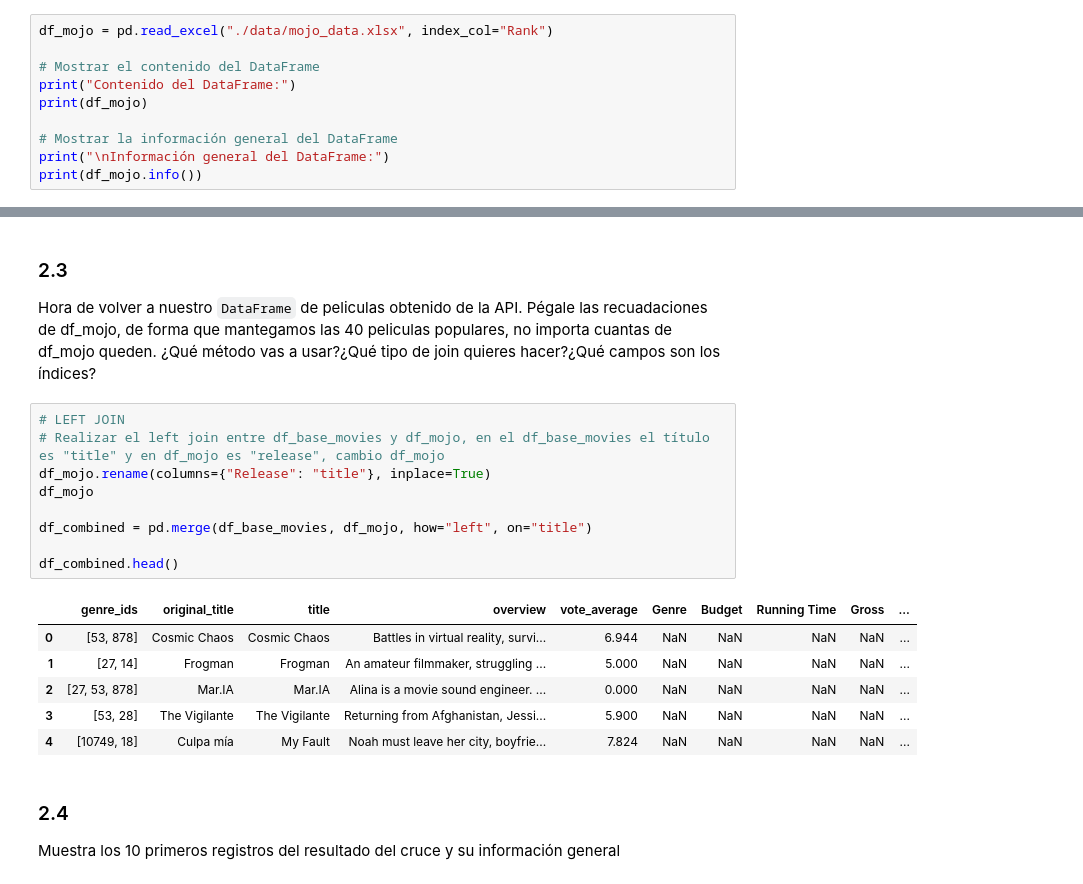
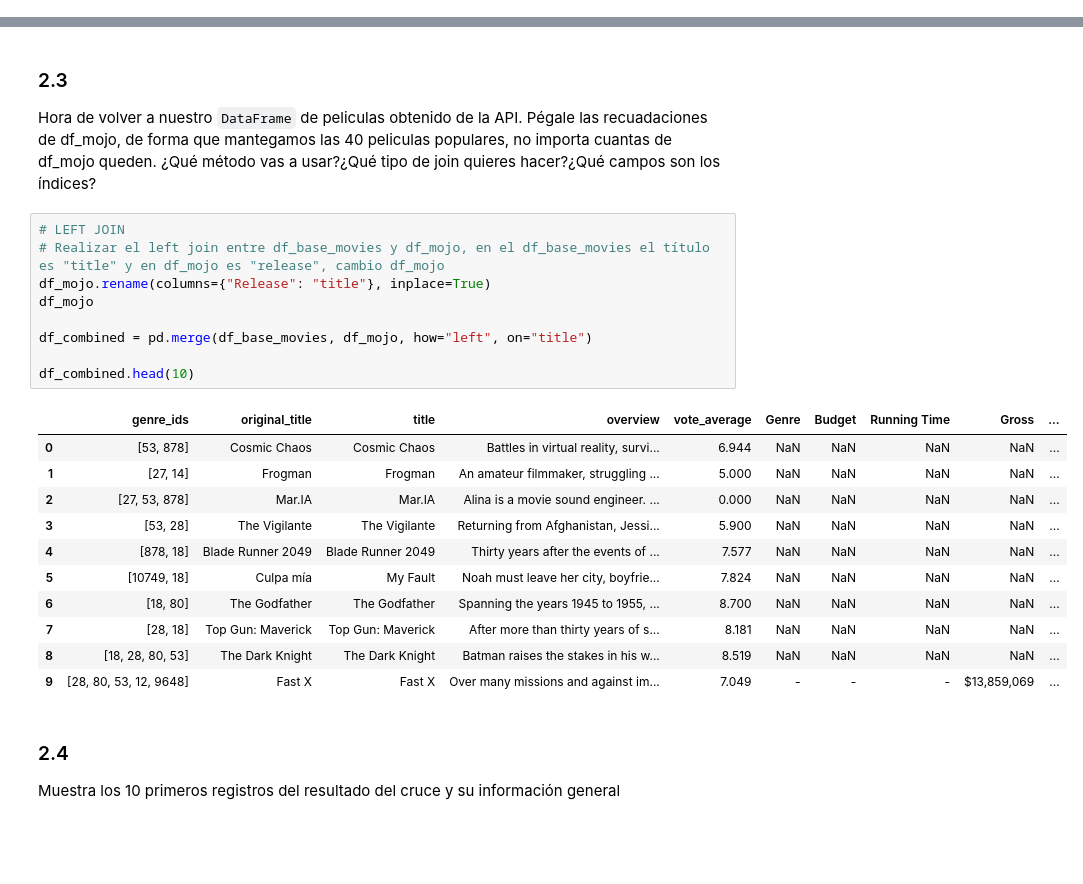
Before and after one commit to sheilarodriguez1989/ONLINE_DS_THEBRIDGE_SHEILARODRIGUEZ, a Jupyter notebook: 03_Analisis_de_Datos/Sprint_06/Unidad_02_Acceso_y_Procesado_de_Datos_Externos_APIs_y_Web_Scrapping/18_Practica_Obligatoria_Scraping_API.ipynb, the cells around one changed output, grey strips where cells are left out. Drawn from its saved outputs; the diff is of its cells as text; blank space fills up the shorter version.

```diff
--- a/03_Analisis_de_Datos/Sprint_06/Unidad_02_Acceso_y_Procesado_de_Datos_Externos_APIs_y_Web_Scrapping/18_Practica_Obligatoria_Scraping_API.ipynb
+++ b/03_Analisis_de_Datos/Sprint_06/Unidad_02_Acceso_y_Procesado_de_Datos_Externos_APIs_y_Web_Scrapping/18_Practica_Obligatoria_Scraping_API.ipynb
@@ -538,13 +538,3 @@ Datos extraídos con éxito:
 ### 2.2
 # %% [markdown]
 Si no has podido hacer el ejercicio Extra anterior, lee los datos que hay en "./data/mojo_data.xlsx", cargándolos en un dataframe al que puedes poner por nombre "df_mojo". Usar "Rank" como índice y muestra el contenido y su información general.
-# %%
-df_mojo = pd.read_excel("./data/mojo_data.xlsx", index_col="Rank")
-
-# Mostrar el contenido del DataFrame
-print("Contenido del DataFrame:")
-print(df_mojo)
-
-# Mostrar la información general del DataFrame
-print("\nInformación general del DataFrame:")
-print(df_mojo.info())
@@ -573,19 +545,24 @@ Hora de volver a nuestro `DataFrame` de peliculas obtenido de la API. Pégale la
 # %%
 # LEFT JOIN
 # Realizar el left join entre df_base_movies y df_mojo, en el df_base_movies el título es "title" y en df_mojo es "release", cambio df_mojo
 df_mojo.rename(columns={"Release": "title"}, inplace=True)
 df_mojo
 
 df_combined = pd.merge(df_base_movies, df_mojo, how="left", on="title")
 
-df_combined.head()
+df_combined.head(10)
 # %% [output]
 |  | genre_ids | original_title | title | overview | vote_average | Genre | Budget | Running Time | Gross | ... |
 | 0 | [53, 878] | Cosmic Chaos | Cosmic Chaos | Battles in virtual reality, survi... | 6.944 | NaN | NaN | NaN | NaN | ... |
 | 1 | [27, 14] | Frogman | Frogman | An amateur filmmaker, struggling ... | 5.000 | NaN | NaN | NaN | NaN | ... |
 | 2 | [27, 53, 878] | Mar.IA | Mar.IA | Alina is a movie sound engineer. ... | 0.000 | NaN | NaN | NaN | NaN | ... |
 | 3 | [53, 28] | The Vigilante | The Vigilante | Returning from Afghanistan, Jessi... | 5.900 | NaN | NaN | NaN | NaN | ... |
-| 4 | [10749, 18] | Culpa mía | My Fault | Noah must leave her city, boyfrie... | 7.824 | NaN | NaN | NaN | NaN | ... |
+| 4 | [878, 18] | Blade Runner 2049 | Blade Runner 2049 | Thirty years after the events of ... | 7.577 | NaN | NaN | NaN | NaN | ... |
+| 5 | [10749, 18] | Culpa mía | My Fault | Noah must leave her city, boyfrie... | 7.824 | NaN | NaN | NaN | NaN | ... |
+| 6 | [18, 80] | The Godfather | The Godfather | Spanning the years 1945 to 1955, ... | 8.700 | NaN | NaN | NaN | NaN | ... |
+| 7 | [28, 18] | Top Gun: Maverick | Top Gun: Maverick | After more than thirty years of s... | 8.181 | NaN | NaN | NaN | NaN | ... |
+| 8 | [18, 28, 80, 53] | The Dark Knight | The Dark Knight | Batman raises the stakes in his w... | 8.519 | NaN | NaN | NaN | NaN | ... |
+| 9 | [28, 80, 53, 12, 9648] | Fast X | Fast X | Over many missions and against im... | 7.049 | - | - | - | $13,859,069 | ... |
 # %% [markdown]
 ### 2.4
 Muestra los 10 primeros registros del resultado del cruce y su información general
```
Also changed, not shown: parts of 19 cells of this notebook, 16 other files.
